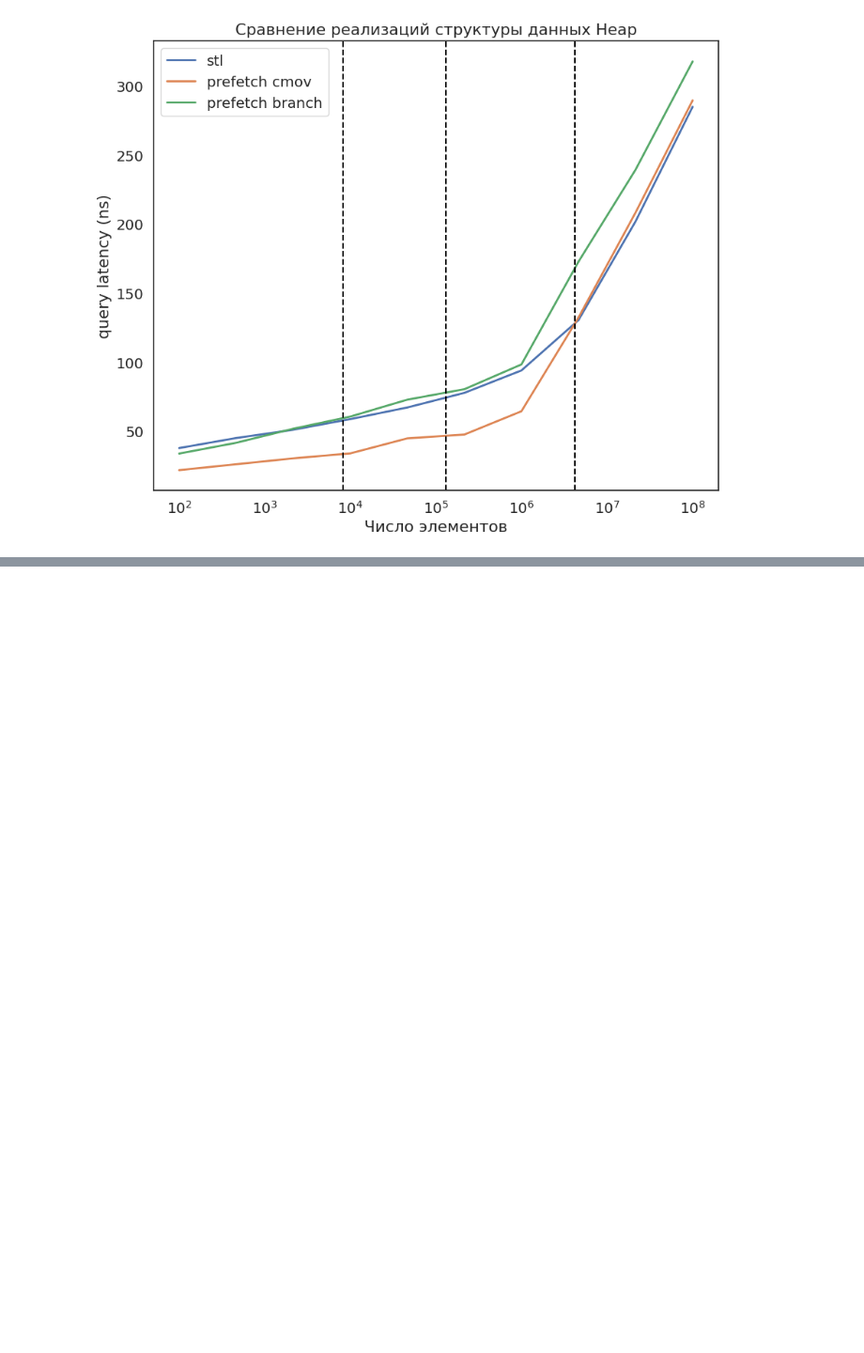
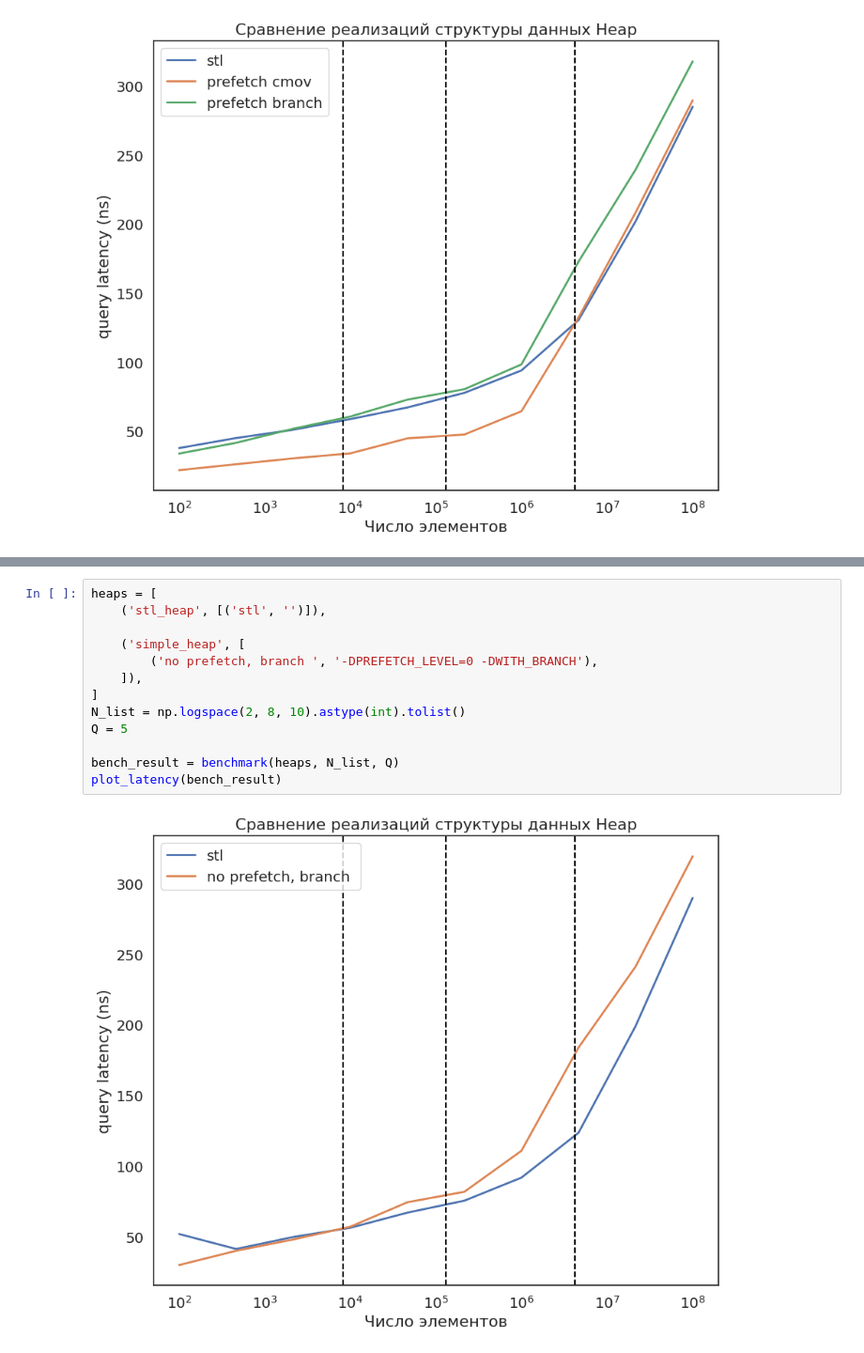
Before and after one commit to maxgaponov/fast-heaps, a Jupyter notebook: benchmark.ipynb, the cells around one changed output, grey strips where cells are left out. Shown: that part at 94% size. Drawn from its saved outputs; the diff is of its cells as text; blank space fills up the shorter version.

```diff
--- a/benchmark.ipynb
+++ b/benchmark.ipynb
@@ -135,0 +149,15 @@ plot_latency(bench_result)
+# %%
+heaps = [
+    ('stl_heap', [('stl', '')]),
+
+    ('simple_heap', [
+        ('no prefetch, branch ', '-DPREFETCH_LEVEL=0 -DWITH_BRANCH'),
+    ]),
+]
+N_list = np.logspace(2, 8, 10).astype(int).tolist()
+Q = 5
+
+bench_result = benchmark(heaps, N_list, Q)
+plot_latency(bench_result)
+# %% [output]
+[figure, added]
```
Also changed, not shown: parts of 1 cell of this notebook, 1 other file.
